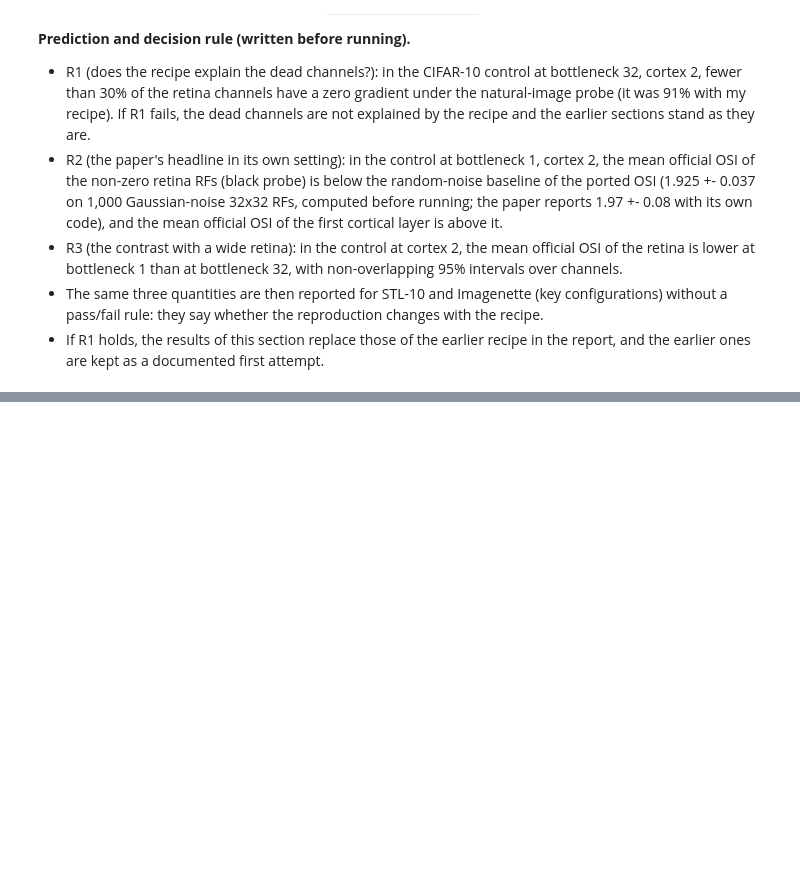
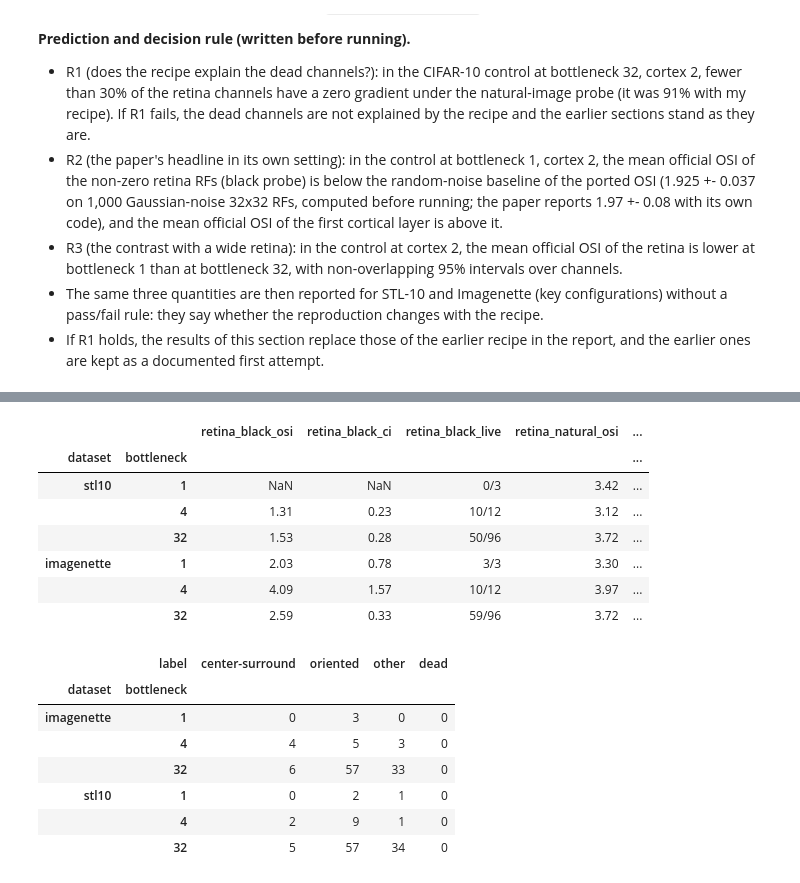
Before and after one commit to capialbino/dl-retina-bottleneck, a Jupyter notebook: retina_bottleneck.ipynb, the cells around one changed output, grey strips where cells are left out. Saved outputs shown, nothing was run; the diff lists cells and outputs as text; code cells hidden in the pictures; blank space fills up the shorter version.

```diff
--- a/retina_bottleneck.ipynb
+++ b/retina_bottleneck.ipynb
@@ -1440,17 +1475,34 @@ print(f'R3: retina OSI bottleneck 1 {m1:.2f} +- {ci1:.2f} vs bottleneck 32 {m32:
 # %%
-# Official recipe on STL-10 and Imagenette: retina and first-cortical-layer OSI by bottleneck (cortex 2) and by cortex depth, both probes.
+# Official recipe on STL-10 and Imagenette: retina and first-cortical-layer OSI by bottleneck (cortex 2), both probes.
 head = []
 for ds in DATASETS:
-    for b in BOTTLENECKS:
+    for b in (1, 4, 32):
         row = dict(dataset=ds, bottleneck=b)
         for layer, probe in (('retina', 'black'), ('retina', 'natural'), ('cortex1', 'black')):
             g = off_f[(off_f.dataset == ds) & (off_f.bottleneck == b) & (off_f.retina_layers == 2) & (off_f.cortex_layers == 2) & (off_f.layer == layer) & (off_f.probe == probe)]
             m, ci, n = mean_ci(g.loc[~g.zero_grad, 'osi_official'])
             row.update({f'{layer}_{probe}_osi': m, f'{layer}_{probe}_ci': ci, f'{layer}_{probe}_live': f'{n}/{len(g)}'})
         head.append(row)
 display(pd.DataFrame(head).set_index(['dataset', 'bottleneck']).round(2))
 lab = off_f[(off_f.layer == 'retina') & (off_f.probe == 'natural') & (off_f.group != 'control') & (off_f.retina_layers == 2) & (off_f.cortex_layers == 2)]
 display(lab.groupby(['dataset', 'bottleneck']).label.value_counts().unstack(fill_value=0).reindex(columns=LABELS, fill_value=0))
+# %% [output]
+|  |  | retina_black_osi | retina_black_ci | retina_black_live | retina_natural_osi | ... |
+| dataset | bottleneck |  |  |  |  | ... |
+| stl10 | 1 | NaN | NaN | 0/3 | 3.42 | ... |
+|  | 4 | 1.31 | 0.23 | 10/12 | 3.12 | ... |
+|  | 32 | 1.53 | 0.28 | 50/96 | 3.72 | ... |
+| imagenette | 1 | 2.03 | 0.78 | 3/3 | 3.30 | ... |
+|  | 4 | 4.09 | 1.57 | 10/12 | 3.97 | ... |
+|  | 32 | 2.59 | 0.33 | 59/96 | 3.72 | ... |
+|  | label | center-surround | oriented | other | dead |
+| dataset | bottleneck |  |  |  |  |
+| imagenette | 1 | 0 | 3 | 0 | 0 |
+|  | 4 | 4 | 5 | 3 | 0 |
+|  | 32 | 6 | 57 | 33 | 0 |
+| stl10 | 1 | 0 | 2 | 1 | 0 |
+|  | 4 | 2 | 9 | 1 | 0 |
+|  | 32 | 5 | 57 | 34 | 0 |
 # %%
 # Official recipe: linearity of the retinal response and local information kept by the retina (same estimators as the earlier section).
 from types import SimpleNamespace
```
Also changed, not shown: parts of 5 cells of this notebook, 30 other files.
